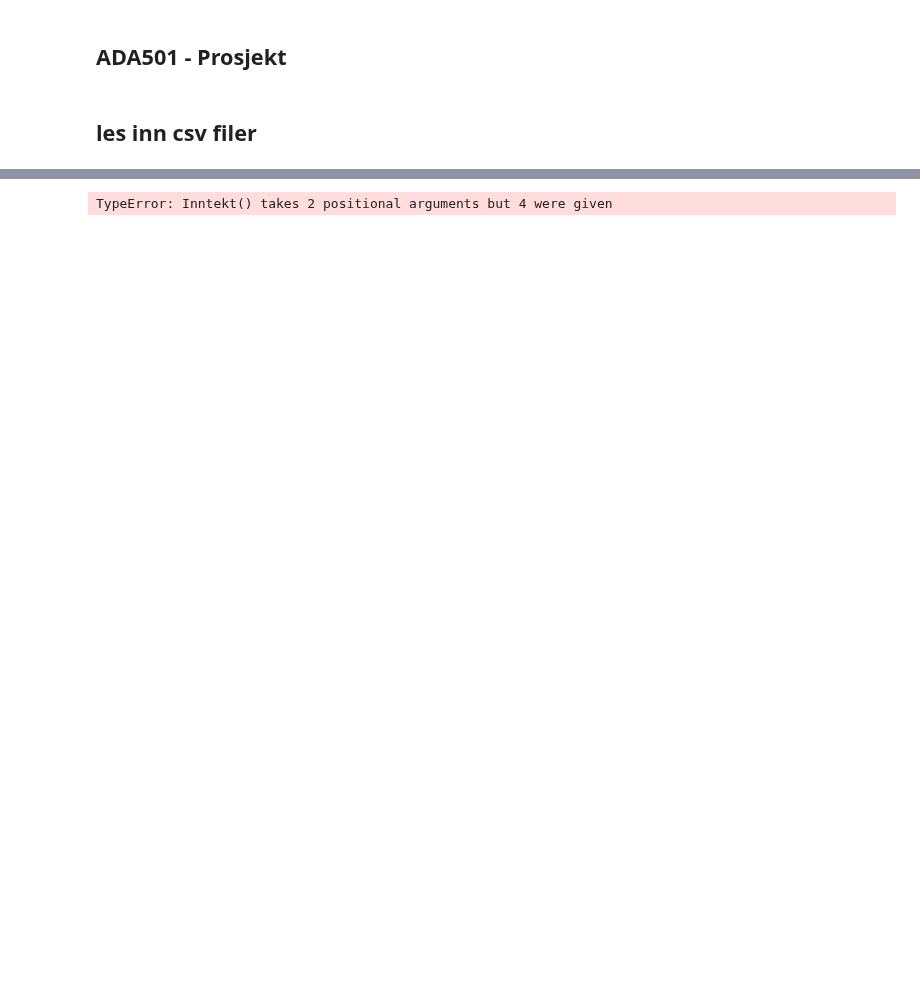
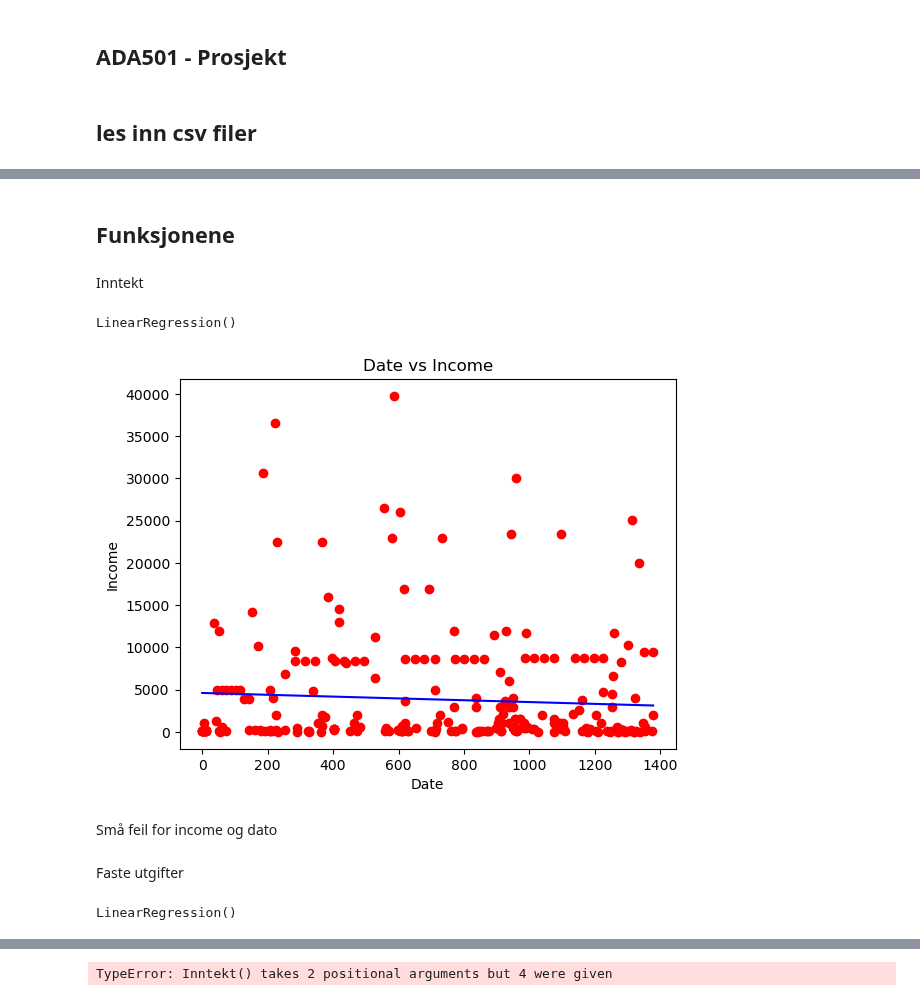
Before and after one commit to 591118/ProsjektADAH2023, a Jupyter notebook: prosjekt501.ipynb, the cells around one changed output, grey strips where cells are left out. Drawn from its saved outputs; the diff is of its cells as text; code cells hidden in the pictures; blank space fills up the shorter version.

```diff
--- a/prosjekt501.ipynb
+++ b/prosjekt501.ipynb
@@ -50,7 +41,10 @@ df = pd.read_excel('Siste.xlsx')
 # %%
 # Filter 'Inntekt'
 inntekt = df[df['Hva'] == 'Inntekt']
+inntekt = inntekt.drop('Hva', axis=1)
 # Filter 'Faste utgifter'
 faste_utgifter = df[df['Hva'] == 'Faste utgifter']
+faste_utgifter = faste_utgifter.drop('Hva', axis=1)
 # Filter 'Luksus'
 forbruk = df[df['Hva'] == 'Luksus']
+forbruk=forbruk.drop('Hva' , axis=1)
@@ -62,0 +67,31 @@ def forbruksvaner(t, F):
+# %% [markdown]
+## Funksjonene
+# %% [markdown]
+Inntekt
+# %%
+inntekt['Brukt'] = inntekt['Brukt'].str.replace(',', '.')
+inntekt['Brukt'] = inntekt['Brukt'].astype(float)
+# %%
+inntekt['Dato'] = pd.to_datetime(inntekt['Dato'])
+X = (inntekt['Dato'] - inntekt['Dato'].min()).dt.days.values.reshape(-1, 1)
+y = inntekt['Brukt'].values
+regressor = LinearRegression()
+regressor.fit(X, y)
+# %% [output]
+LinearRegression()
+# %%
+y_pred = regressor.predict(X)
+
+import matplotlib.pyplot as plt
+plt.scatter(X, y, color='red')
+plt.plot(X, regressor.predict(X), color='blue')
+plt.title('Date vs Income')
+plt.xlabel('Date')
+plt.ylabel('Income')
+plt.show()
+# %% [output]
+[figure, added]
+# %% [markdown]
+Små feil for income og dato
+# %% [markdown]
+Faste utgifter
@@ -62,0 +101,8 @@ def forbruksvaner(t, F):
+# %%
+faste_utgifter['Dato'] = pd.to_datetime(faste_utgifter['Dato'])
+X = (faste_utgifter['Dato'] - faste_utgifter['Dato'].min()).dt.days.values.reshape(-1, 1)
+y = faste_utgifter['Brukt'].values
+regressor = LinearRegression()
+regressor.fit(X, y)
+# %% [output]
+LinearRegression()
```
Also changed, not shown: parts of 29 cells of this notebook, 1 other file.
